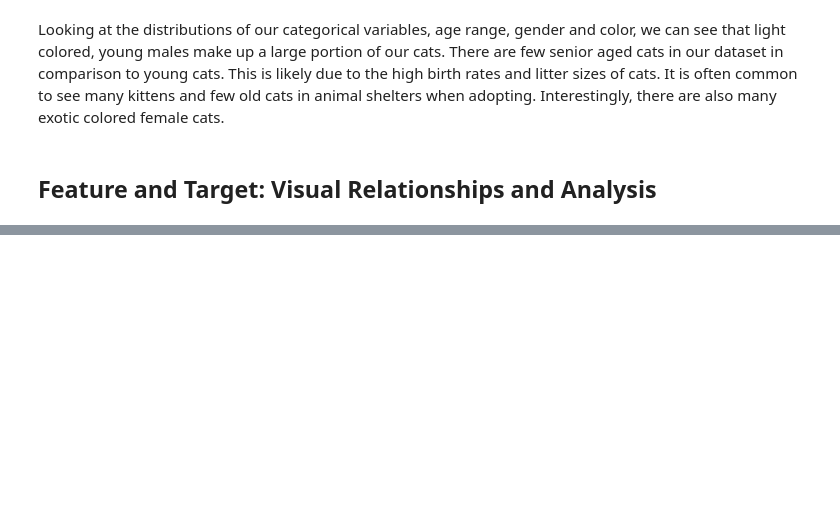
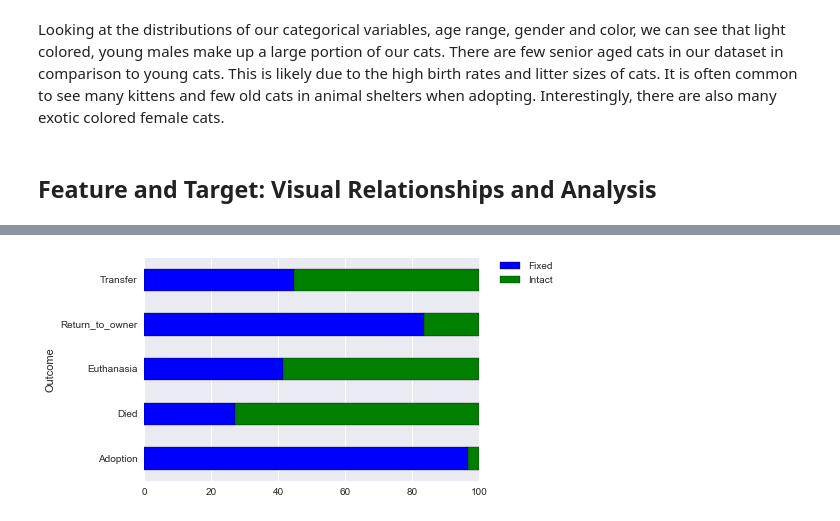
Before and after one commit to mg826/Data_Mining, a Jupyter notebook: Project1_Exploration_Visualization_Dreduce.ipynb, the cells around one changed output, grey strips where cells are left out. Drawn from its saved outputs; the diff is of its cells as text; code cells hidden in the pictures; blank space fills up the shorter version.

```diff
--- a/Project1_Exploration_Visualization_Dreduce.ipynb
+++ b/Project1_Exploration_Visualization_Dreduce.ipynb
@@ -486,0 +530,9 @@ Looking at the distributions of our categorical variables, age range, gender and
+# %%
+animals = pd.crosstab(df['Outcome'], df['Is_Intact'])
+rate = animals.div(animals.sum(1).astype(float), axis=0)*100
+rate.plot(kind='barh', stacked=True)
+plt.legend(bbox_to_anchor=(1.05, 1), loc=2, borderaxespad=0.)
+
+plt.show()
+# %% [output]
+[figure, added]
```
Also changed, not shown: parts of 15 cells of this notebook.
